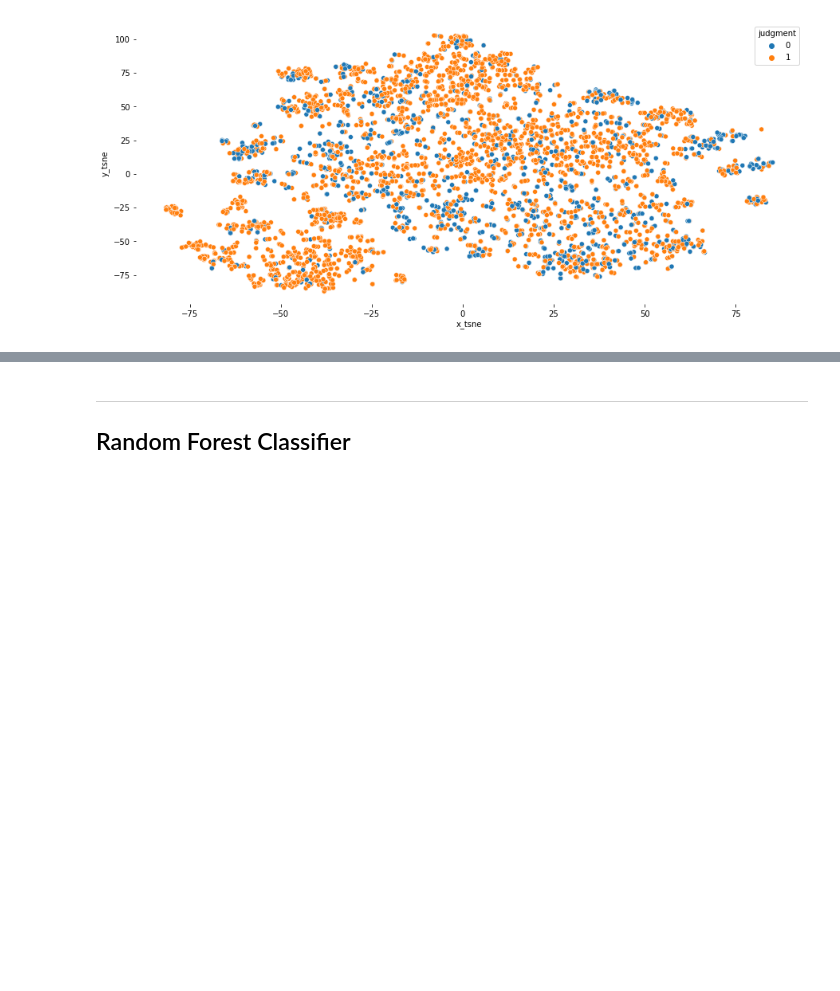
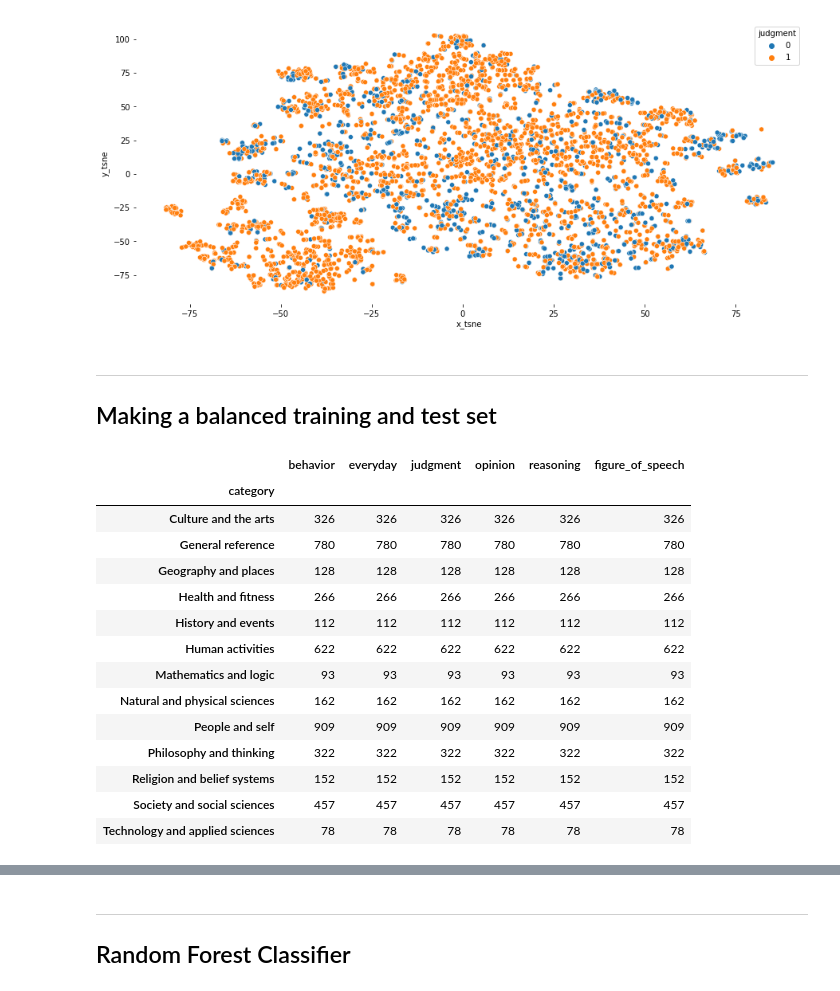
Before and after one commit to Watts-Lab/commonsense-statements, a Jupyter notebook: notebooks/dimension-prediction.ipynb, the cells around one changed output, grey strips where cells are left out. Drawn from its saved outputs; the diff is of its cells as text; code cells hidden in the pictures; blank space fills up the shorter version.

Commit message:
train, test split draft

```diff
--- a/notebooks/dimension-prediction.ipynb
+++ b/notebooks/dimension-prediction.ipynb
@@ -145,0 +145,24 @@ embeddingsdf.to_csv('embeddings_flat.csv', index=False)
+# %% [markdown]
+-----------------------
+## Making a balanced training and test set
+# %%
+# number of dimentions per category
+
+features = ['behavior', 'everyday', 'judgment', 'opinion', 'reasoning', 'figure_of_speech']
+merged_df.groupby('category').count()[features]
+# %% [output]
+|  | behavior | everyday | judgment | opinion | reasoning | figure_of_speech |
+| category |  |  |  |  |  |  |
+| Culture and the arts | 326 | 326 | 326 | 326 | 326 | 326 |
+| General reference | 780 | 780 | 780 | 780 | 780 | 780 |
+| Geography and places | 128 | 128 | 128 | 128 | 128 | 128 |
+| Health and fitness | 266 | 266 | 266 | 266 | 266 | 266 |
+| History and events | 112 | 112 | 112 | 112 | 112 | 112 |
+| Human activities | 622 | 622 | 622 | 622 | 622 | 622 |
+| Mathematics and logic | 93 | 93 | 93 | 93 | 93 | 93 |
+| Natural and physical sciences | 162 | 162 | 162 | 162 | 162 | 162 |
+| People and self | 909 | 909 | 909 | 909 | 909 | 909 |
+| Philosophy and thinking | 322 | 322 | 322 | 322 | 322 | 322 |
+| Religion and belief systems | 152 | 152 | 152 | 152 | 152 | 152 |
+| Society and social sciences | 457 | 457 | 457 | 457 | 457 | 457 |
+| Technology and applied sciences | 78 | 78 | 78 | 78 | 78 | 78 |
```
Also changed, not shown: parts of 18 cells of this notebook, 1 other file.
